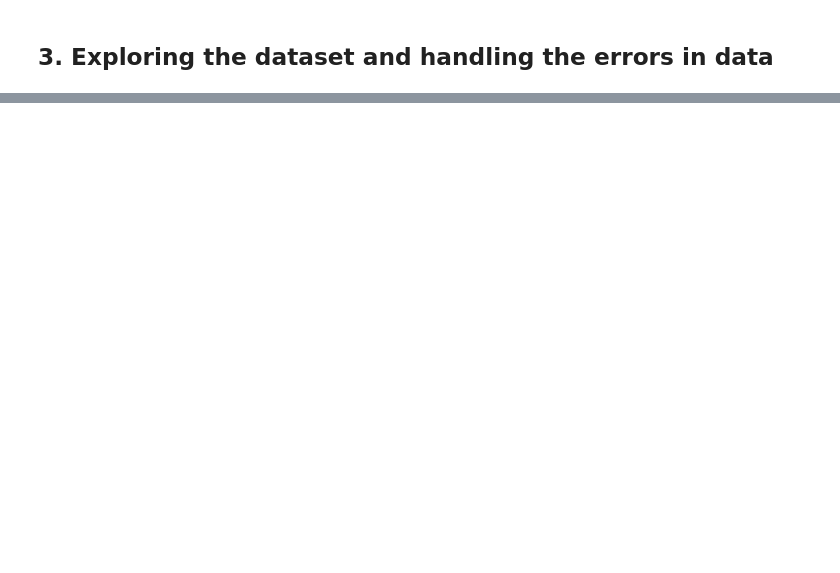
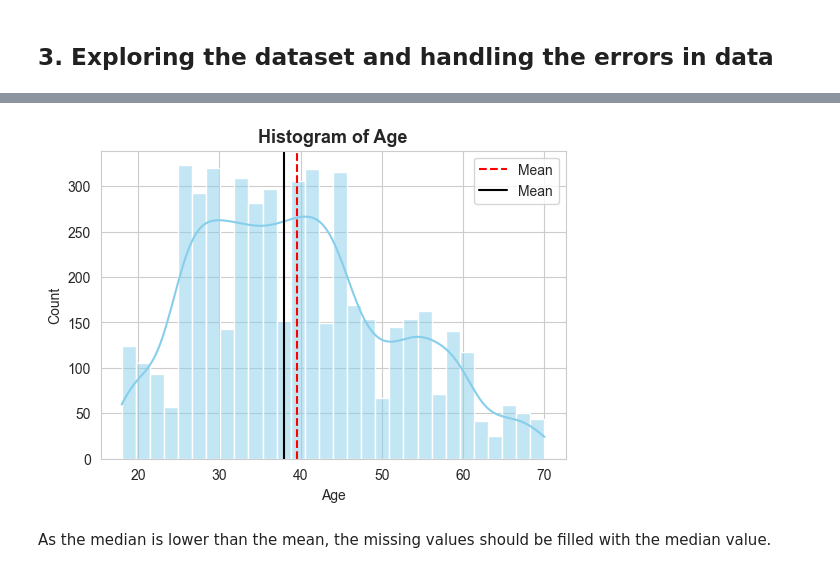
Before and after one commit to mohammadkhorshed/Customer-Purchase-Prediction-using-Decision-Trees, a Jupyter notebook: purchase_prediction.ipynb, the cells around one changed output, grey strips where cells are left out. Cells and saved outputs as stored; diff of their text form; code cells hidden in the pictures; blank space fills up the shorter version.

```diff
--- a/purchase_prediction.ipynb
+++ b/purchase_prediction.ipynb
@@ -27,6 +27,10 @@ Lets import the data.
 import pandas as pd
 import matplotlib.pyplot as plt
 import seaborn as sns
+import warnings
+warnings.filterwarnings('ignore')
+
+sns.set_style('whitegrid')
 # %%
 df = pd.read_csv('data/customer_purchase_dataset.csv')
 df.head()
@@ -90 +96,15 @@ Purchased                0
 dtype: int64
+# %%
+# Age feature
+
+plt.figure(figsize=(6, 4))
+sns.histplot(data=df, x='Age', bins=30, kde=True, color='skyblue')
+plt.axvline(df.Age.mean(), color='red', linestyle='--', label='Mean')
+plt.axvline(df.Age.median(), color='black', label='Mean')
+plt.title('Histogram of Age', fontsize=13, fontweight='bold')
+plt.legend()
+plt.show()
+# %% [output]
+[figure, added]
+# %% [markdown]
+As the median is lower than the mean, the missing values should be filled with the median value.
```
Also changed, not shown: parts of 36 cells of this notebook, 1 other file.
